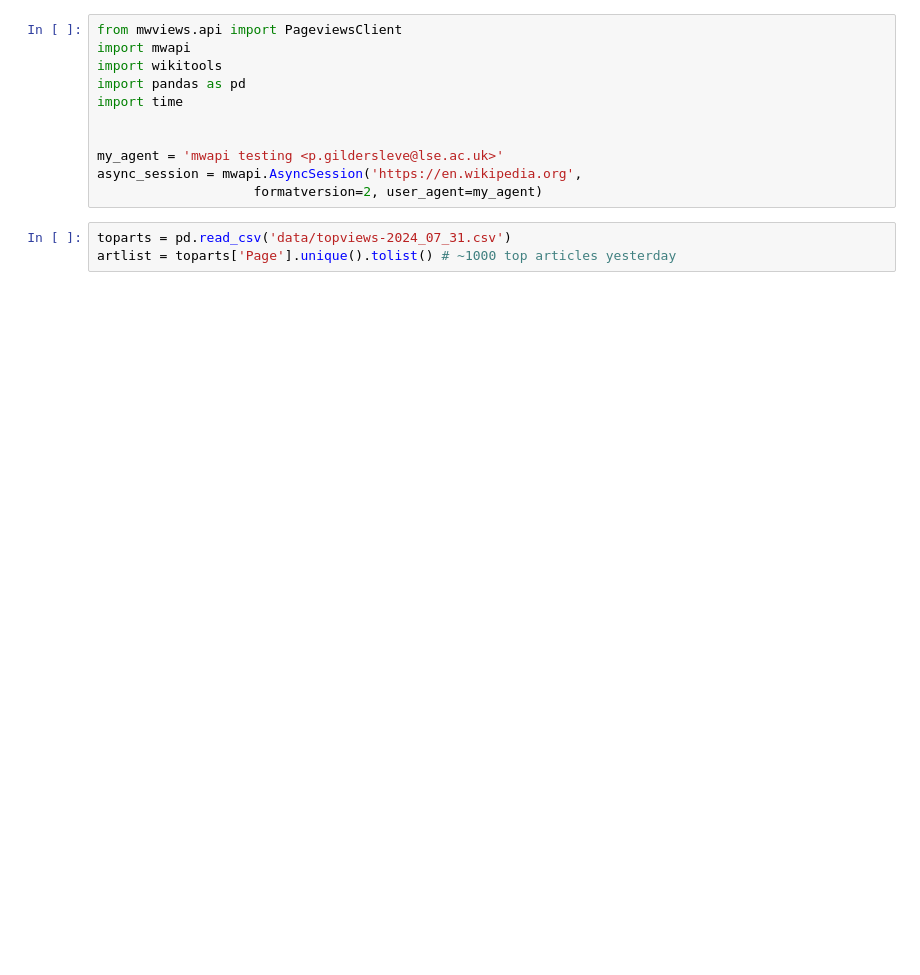
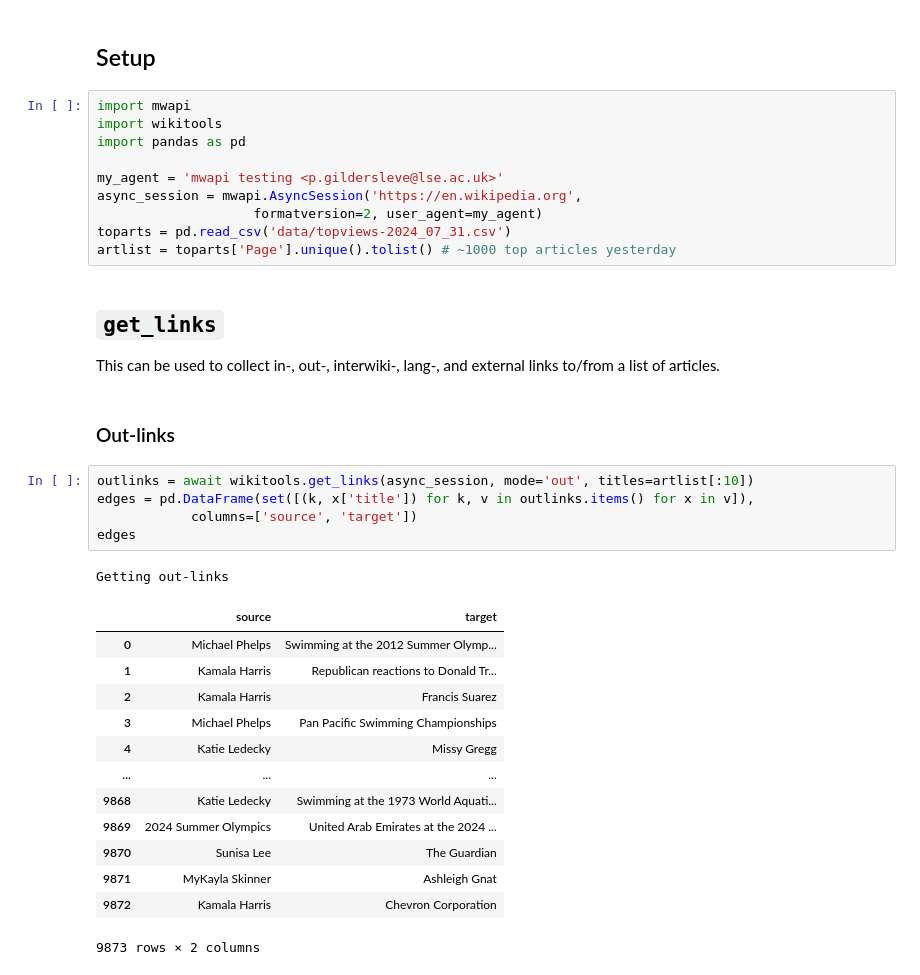
Before and after one commit to pgilders/WikiToolkit, a Jupyter notebook: linkdemo.ipynb, the cells around one changed output. Cells and saved outputs as stored; diff of their text form; blank space fills up the shorter version.

```diff
--- a/linkdemo.ipynb
+++ b/linkdemo.ipynb
@@ -1,14 +7,38 @@
+# %% [markdown]
+## Setup
 # %%
-from mwviews.api import PageviewsClient
 import mwapi
 import wikitools
 import pandas as pd
-import time
-
 
 my_agent = 'mwapi testing <p.gildersleve@lse.ac.uk>'
 async_session = mwapi.AsyncSession('https://en.wikipedia.org',
                     formatversion=2, user_agent=my_agent)
+toparts = pd.read_csv('data/topviews-2024_07_31.csv')
+artlist = toparts['Page'].unique().tolist() # ~1000 top articles yesterday
-# %%
-toparts = pd.read_csv('data/topviews-2024_07_31.csv')
-artlist = toparts['Page'].unique().tolist() # ~1000 top articles yesterday
+# %% [markdown]
+## `get_links`
+
+This can be used to collect in-, out-, interwiki-, lang-, and external links to/from a list of articles.
+# %% [markdown]
+### Out-links
+# %%
+outlinks = await wikitools.get_links(async_session, mode='out', titles=artlist[:10])
+edges = pd.DataFrame(set([(k, x['title']) for k, v in outlinks.items() for x in v]),
+            columns=['source', 'target'])
+edges
+# %% [output]
+Getting out-links
+|  | source | target |
+| 0 | Michael Phelps | Swimming at the 2012 Summer Olymp... |
+| 1 | Kamala Harris | Republican reactions to Donald Tr... |
+| 2 | Kamala Harris | Francis Suarez |
+| 3 | Michael Phelps | Pan Pacific Swimming Championships |
+| 4 | Katie Ledecky | Missy Gregg |
+| ... | ... | ... |
+| 9868 | Katie Ledecky | Swimming at the 1973 World Aquati... |
+| 9869 | 2024 Summer Olympics | United Arab Emirates at the 2024 ... |
+| 9870 | Sunisa Lee | The Guardian |
+| 9871 | MyKayla Skinner | Ashleigh Gnat |
+| 9872 | Kamala Harris | Chevron Corporation |
+9873 rows × 2 columns
```
Also changed, not shown: parts of 15 cells of this notebook, 10 other files.
